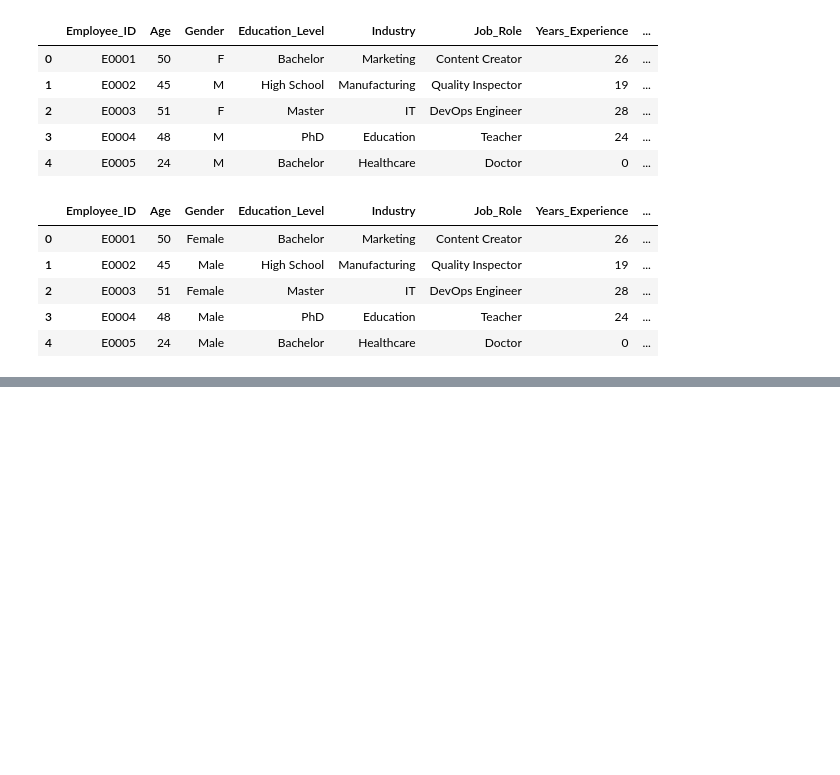
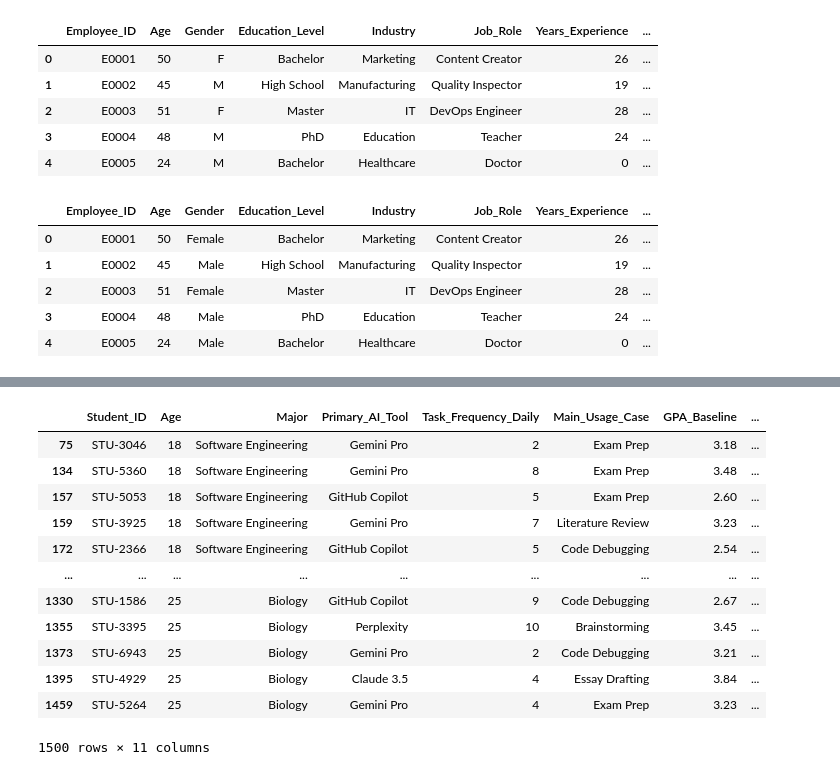
Before and after one commit to mjhess01/AI-Education-Analysis, a Jupyter notebook: Notebooks/dataset_exploration.ipynb, the cells around one changed output, grey strips where cells are left out. Cells and saved outputs as stored; diff of their text form; code cells hidden in the pictures; blank space fills up the shorter version.

```diff
--- a/Notebooks/dataset_exploration.ipynb
+++ b/Notebooks/dataset_exploration.ipynb
@@ -246,0 +376,16 @@ jobs_df.head()
+# %%
+student_life_df.sort_values(by=['Age', 'Major'], ascending=[True, False])
+# %% [output]
+|  | Student_ID | Age | Major | Primary_AI_Tool | Task_Frequency_Daily | Main_Usage_Case | GPA_Baseline | ... |
+| 75 | STU-3046 | 18 | Software Engineering | Gemini Pro | 2 | Exam Prep | 3.18 | ... |
+| 134 | STU-5360 | 18 | Software Engineering | Gemini Pro | 8 | Exam Prep | 3.48 | ... |
+| 157 | STU-5053 | 18 | Software Engineering | GitHub Copilot | 5 | Exam Prep | 2.60 | ... |
+| 159 | STU-3925 | 18 | Software Engineering | Gemini Pro | 7 | Literature Review | 3.23 | ... |
+| 172 | STU-2366 | 18 | Software Engineering | GitHub Copilot | 5 | Code Debugging | 2.54 | ... |
+| ... | ... | ... | ... | ... | ... | ... | ... | ... |
+| 1330 | STU-1586 | 25 | Biology | GitHub Copilot | 9 | Code Debugging | 2.67 | ... |
+| 1355 | STU-3395 | 25 | Biology | Perplexity | 10 | Brainstorming | 3.45 | ... |
+| 1373 | STU-6943 | 25 | Biology | Gemini Pro | 2 | Code Debugging | 3.21 | ... |
+| 1395 | STU-4929 | 25 | Biology | Claude 3.5 | 4 | Essay Drafting | 3.84 | ... |
+| 1459 | STU-5264 | 25 | Biology | Gemini Pro | 4 | Exam Prep | 3.23 | ... |
+1500 rows × 11 columns
```
Also changed, not shown: parts of 26 cells of this notebook.
